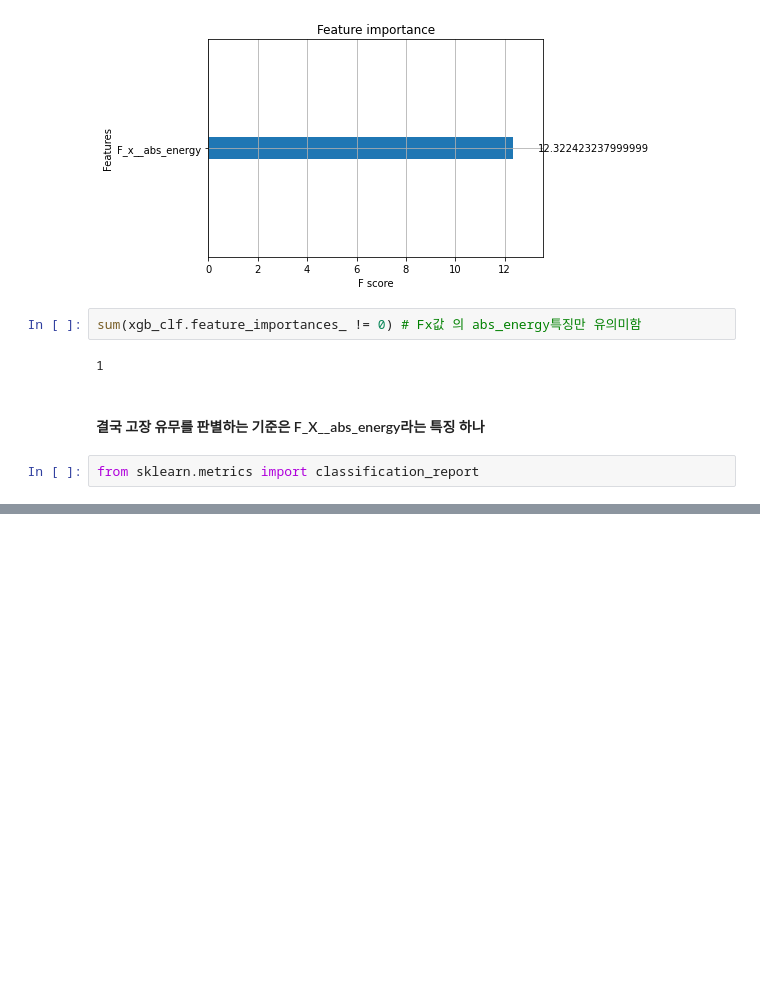
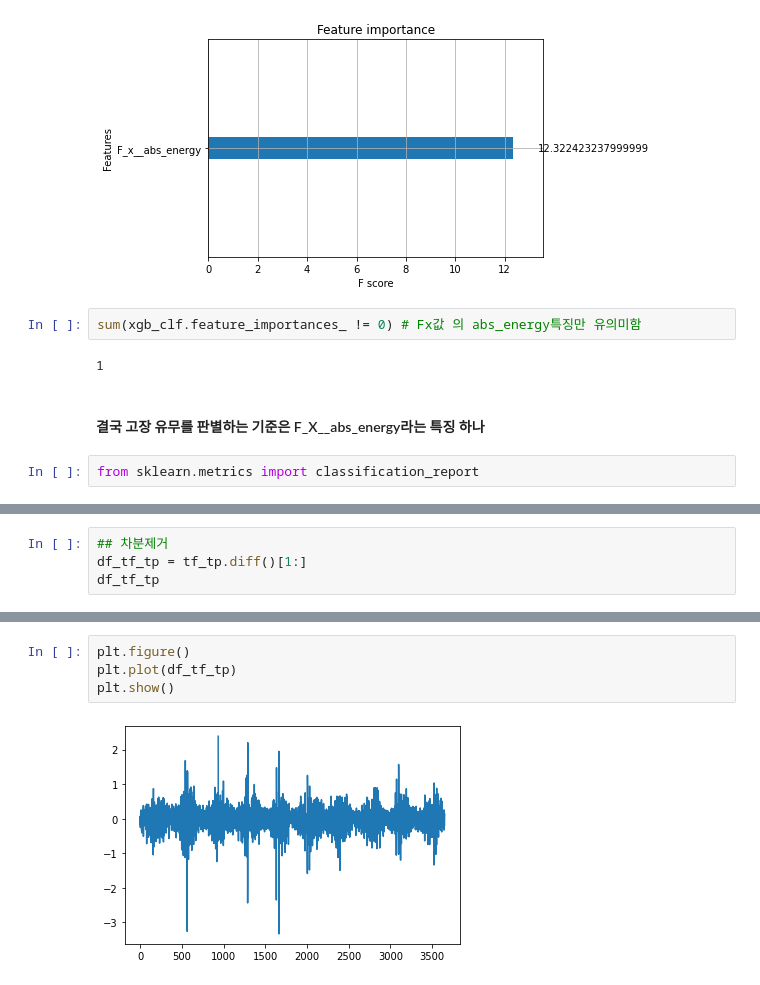
Before and after one commit to kingyebin/PeerReview, a Jupyter notebook: mini_quest_240228/do_it.ipynb, the cells around one changed output, grey strips where cells are left out. Cells and saved outputs as stored; diff of their text form; blank space fills up the shorter version.

```diff
--- a/mini_quest_240228/Untitled.ipynb
+++ b/mini_quest_240228/do_it.ipynb
@@ -351,0 +405,4 @@ classification_report(y_test, xgb_clf.predict(comprehensive_features_test), targ
+# %%
+## 차분제거
+df_tf_tp = tf_tp.diff()[1:]
+df_tf_tp
@@ -351,0 +423,6 @@ classification_report(y_test, xgb_clf.predict(comprehensive_features_test), targ
+# %%
+plt.figure()
+plt.plot(df_tf_tp)
+plt.show()
+# %% [output]
+[figure, added]
```
Also changed, not shown: parts of 16 cells of this notebook.
